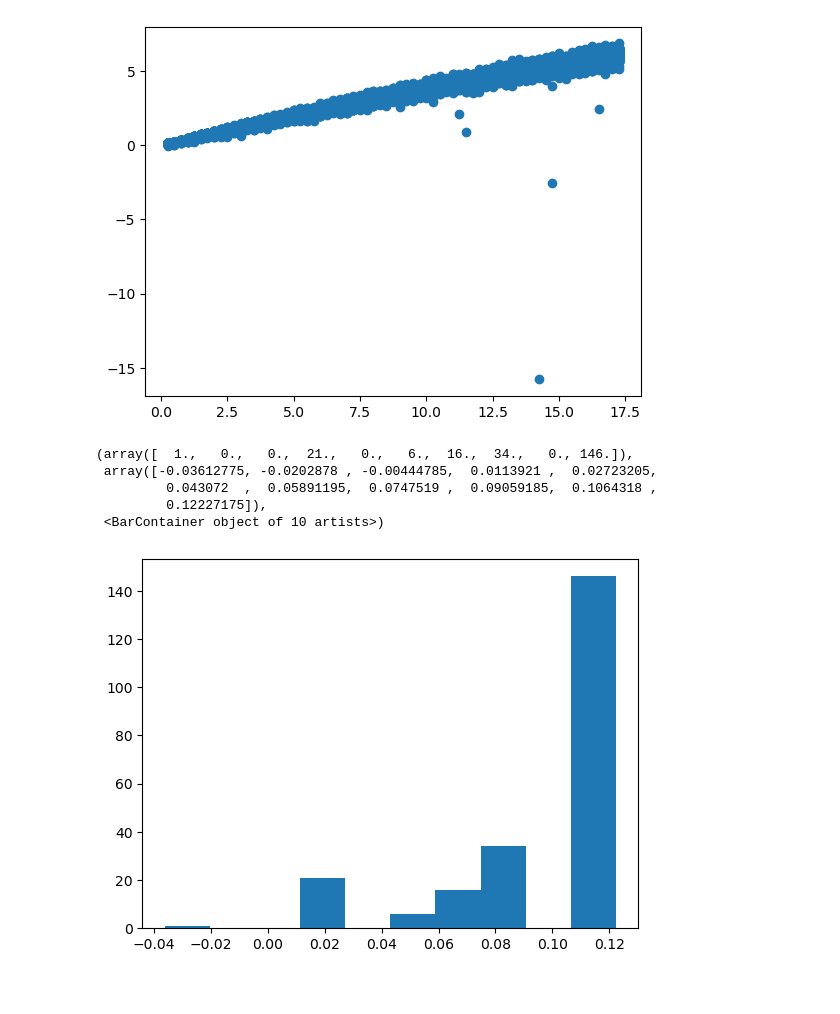
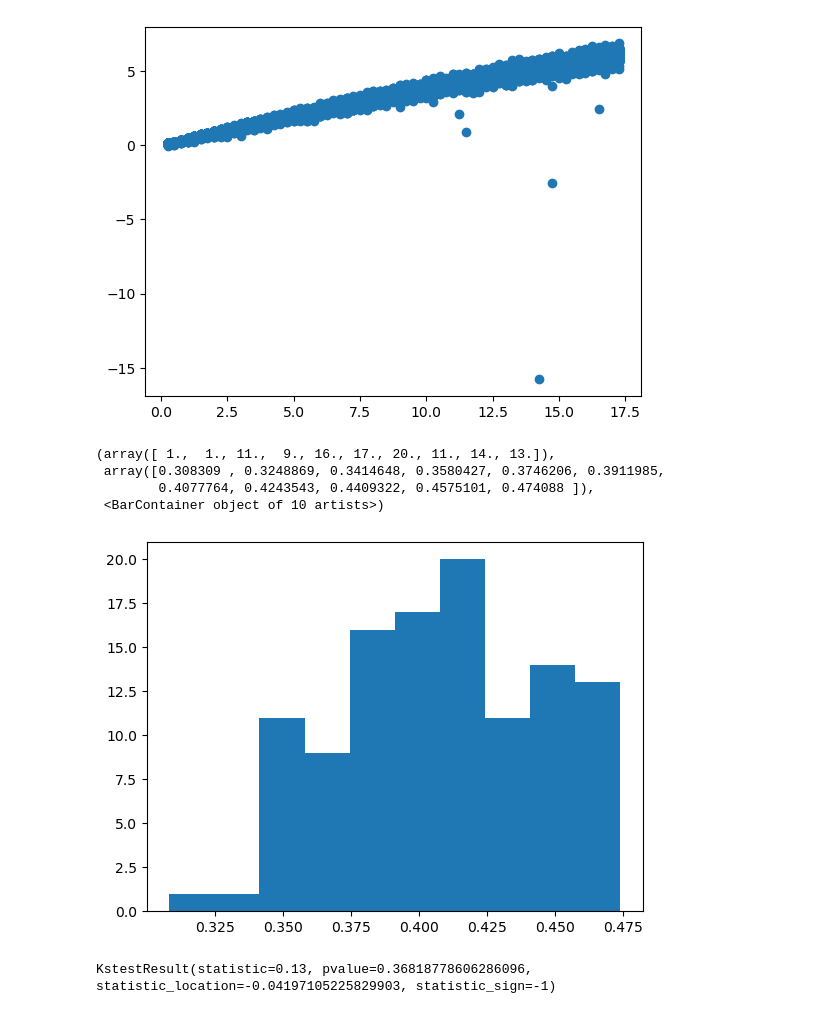
Before and after one commit to Samanyu-T/Fit_EAM, a Jupyter notebook: Jupyter Notebooks/Analyze_HSurface.ipynb, the cells around one changed output. Drawn from its saved outputs; the diff is of its cells as text; code cells hidden in the pictures.

```diff
--- a/Jupyter Notebooks/Analyze_HSurface.ipynb
+++ b/Jupyter Notebooks/Analyze_HSurface.ipynb
@@ -215,14 +216,20 @@ plt.scatter(points[:,0], points[:,1]*points[:,0])
 <matplotlib.collections.PathCollection at 0x...>
 [figure]
 # %%
-x = unique_elements[0]
+x = unique_elements[12]
 idx = points[:,0] == x
 
-plt.hist(x*points[ idx, 1])
+plt.hist(points[ idx, 1])
 # %% [output]
-(array([  1.,   0.,   0.,  21.,   0.,   6.,  16.,  34.,   0., 146.]),
- array([-0.03612775, -0.0202878 , -0.00444785,  0.0113921 ,  0.02723205,
-         0.043072  ,  0.05891195,  0.0747519 ,  0.09059185,  0.1064318 ,
-         0.12227175]),
+(array([ 1.,  1., 11.,  9., 16., 17., 20., 11., 14., 13.]),
+ array([0.308309 , 0.3248869, 0.3414648, 0.3580427, 0.3746206, 0.3911985,
+        0.4077764, 0.4243543, 0.4409322, 0.4575101, 0.474088 ]),
  <BarContainer object of 10 artists>)
-[figure, old version]
+[figure, new version]
+# %%
+x1 = np.random.randn(100)
+x2 = np.random.randn(100)
+
+stats.ks_2samp(x1, x2)
+# %% [output]
+KstestResult(statistic=0.13, pvalue=0.36818778606286096, statistic_location=-0.04197105225829903, statistic_sign=-1)
```
Also changed, not shown: parts of 1 cell of this notebook, 10 other files.
